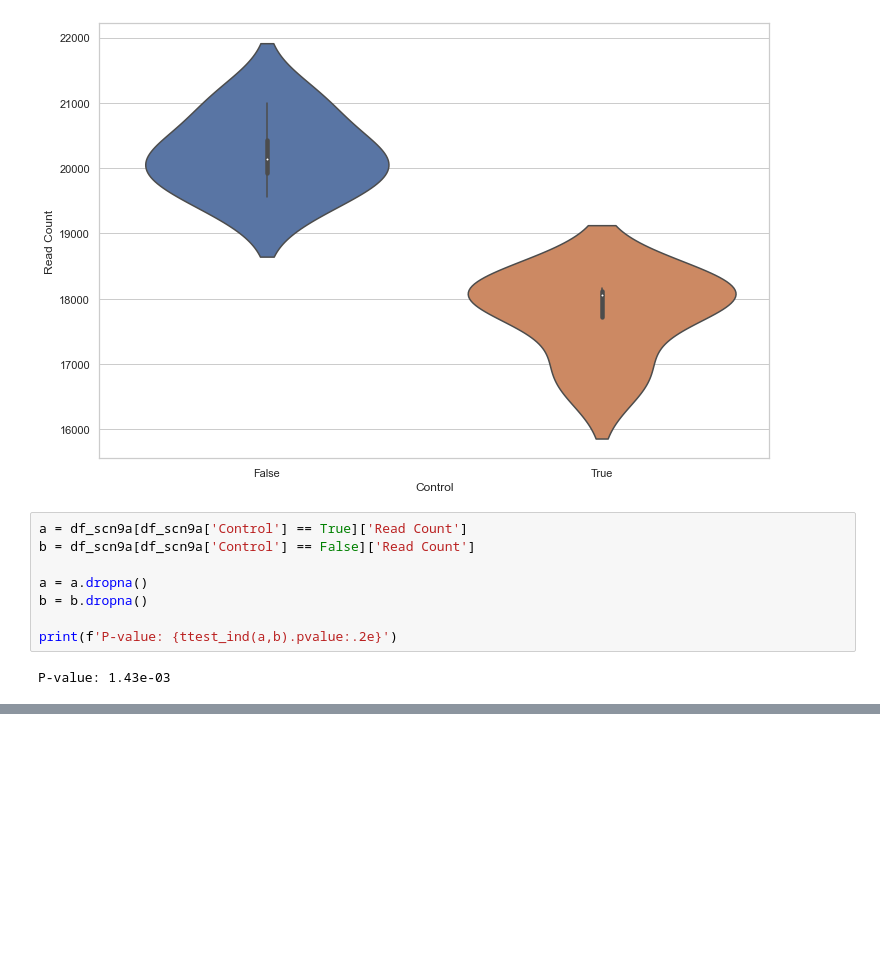
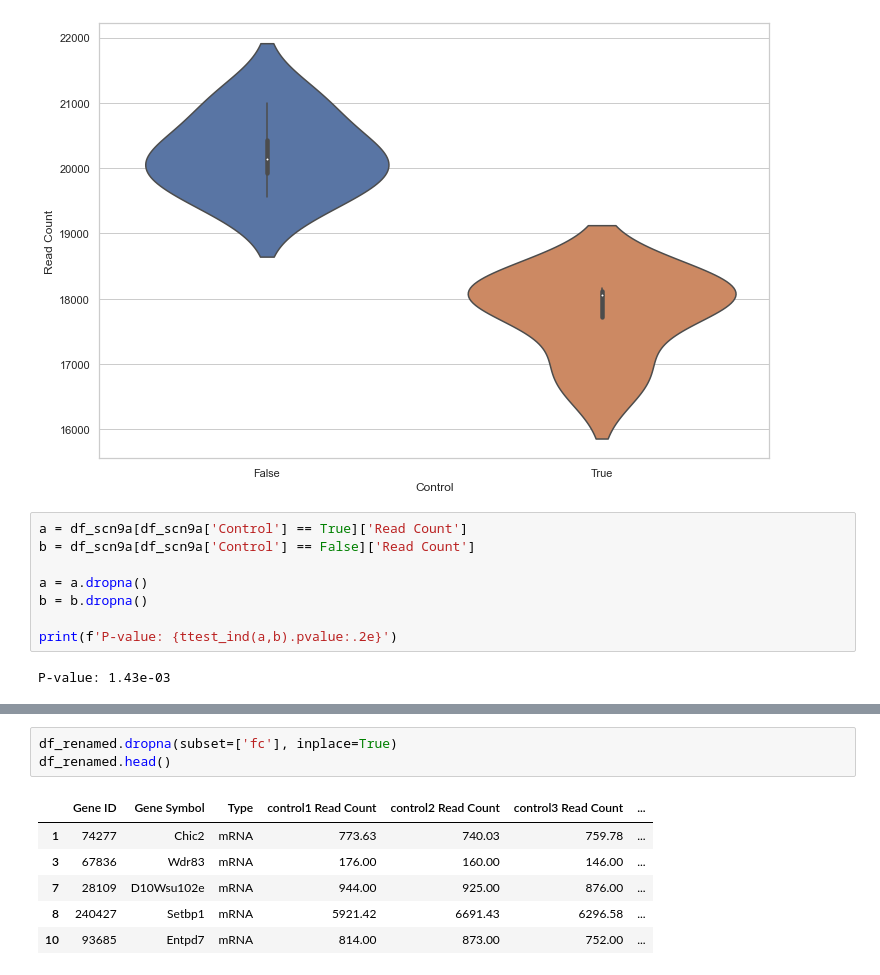
Before and after one commit to Ivan2nn/somatosensory-analysis, a Jupyter notebook: FirstAnalysis.ipynb, the cells around one changed output, grey strips where cells are left out. Saved outputs shown, nothing was run; the diff lists cells and outputs as text; blank space fills up the shorter version.

```diff
--- a/FirstAnalysis.ipynb
+++ b/FirstAnalysis.ipynb
@@ -149,0 +190,10 @@ P-value: 1.43e-03
+# %%
+df_renamed.dropna(subset=['fc'], inplace=True)
+df_renamed.head()
+# %% [output]
+|  | Gene ID | Gene Symbol | Type | control1 Read Count | control2 Read Count | control3 Read Count | ... |
+| 1 | 74277 | Chic2 | mRNA | 773.63 | 740.03 | 759.78 | ... |
+| 3 | 67836 | Wdr83 | mRNA | 176.00 | 160.00 | 146.00 | ... |
+| 7 | 28109 | D10Wsu102e | mRNA | 944.00 | 925.00 | 876.00 | ... |
+| 8 | 240427 | Setbp1 | mRNA | 5921.42 | 6691.43 | 6296.58 | ... |
+| 10 | 93685 | Entpd7 | mRNA | 814.00 | 873.00 | 752.00 | ... |
```
Also changed, not shown: parts of 4 cells of this notebook.
